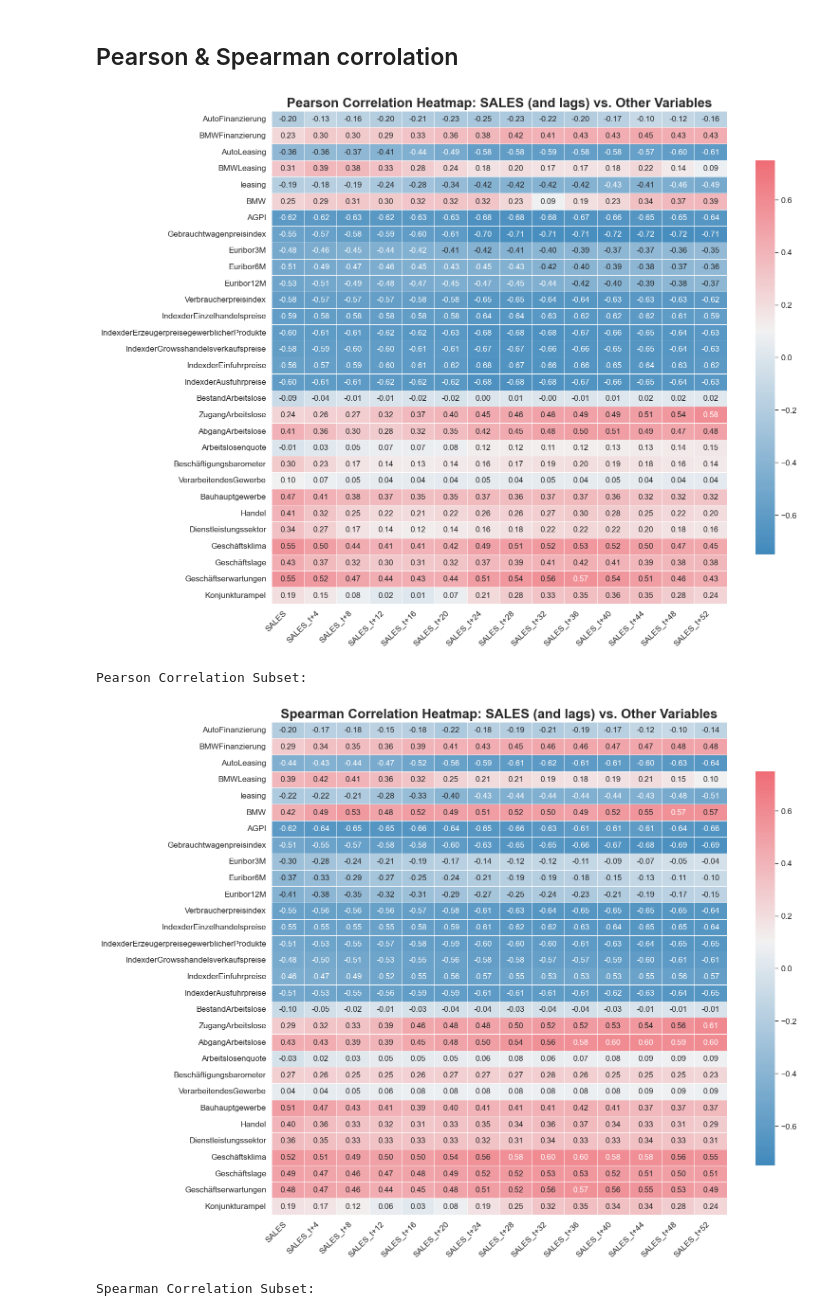
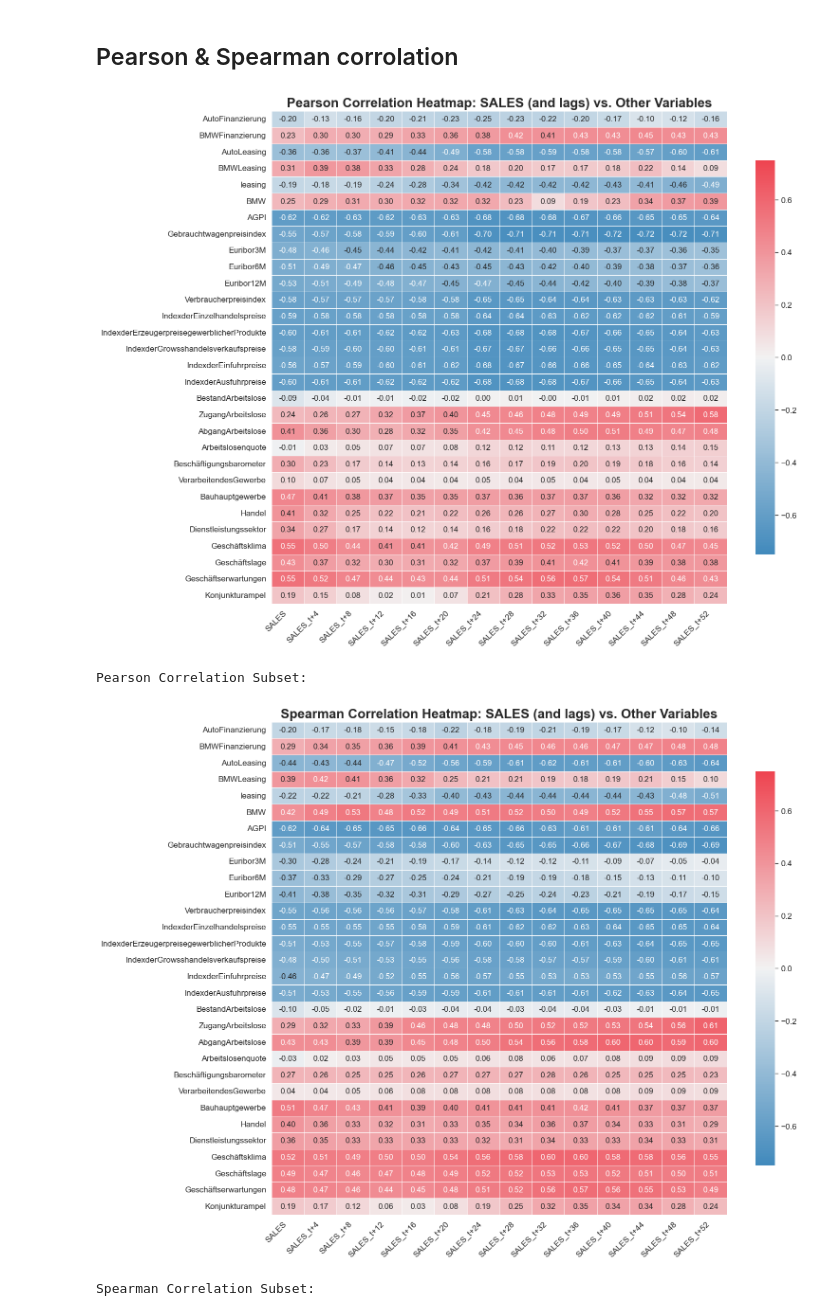
Before and after one commit to Philipp-Manhart/PA-II, a Jupyter notebook: code.ipynb, the cells around one changed output. Drawn from its saved outputs; the diff is of its cells as text; code cells hidden in the pictures.

```diff
--- a/code.ipynb
+++ b/code.ipynb
@@ -171,7 +192,9 @@ gebrauchtwagenpreisindex["DATE"] = pd.to_datetime(
 #     "%Y-%m-%d"
 # )
 
-gebrauchtwagenpreisindex_log = create_log_transformed_df(gebrauchtwagenpreisindex, "Gebrauchtwagenpreisindex", "Gebrauchtwagenpreisindex")
+gebrauchtwagenpreisindex_log = create_log_transformed_df(
+    gebrauchtwagenpreisindex, "Gebrauchtwagenpreisindex", "Gebrauchtwagenpreisindex"
+)
 # %%
 # arbeitslosenzahlen
 
@@ -455,20 +492,11 @@ df_sa = df_sa.set_index("DATE")
 
 for col in seasonal_cols:
     if col in df_sa.columns:
-        series = df_sa[col].dropna()  # Remove NaNs
-        if len(series) > 2 * 52:  # Check if enough data points (period=12)
+        series = df_sa[col].dropna()
+        if len(series) > 2 * 52:  # Check if enough data points (period=52 weeks)
             stl = STL(series, period=52, robust=True)
             res = stl.fit()
-            # Place the seasonally adjusted data back, aligning with the original index
             df_sa[col] = pd.Series(res.trend + res.resid, index=series.index)
-        else:
-            print(
-                f"Column '{col}' has insufficient data points ({len(series)}) for STL decomposition after dropping NaNs. Skipping."
-            )
-            # Optionally, fill with NaNs or keep original if not enough data
-            df_sa[col] = np.nan
-    else:
-        print(f"Warning: Column '{col}' not found in DataFrame df_sa.")
 
 df_sa = df_sa.reset_index()
 # %% [markdown]
@@ -591,63 +619,50 @@ df_fe.reset_index(drop=True, inplace=True)
 # %% [markdown]
 ## Pearson & Spearman corrolation
 # %%
-# Define target columns (SALES and its forward lags)
 target_cols = ["SALES"] + [f"SALES_t+{i}" for i in range(4, 53, 4)]
-
-# Define other columns (all columns except DATE and target_cols)
-# Ensure other_cols are taken from df_fe after potential modifications like dropping NaNs
 other_cols = [col for col in df_fe.columns if col not in target_cols + ["DATE"]]
 
 correlation_methods = ["pearson", "spearman"]
 for method in correlation_methods:
-
-    # Calculate the correlation matrix between target_cols and other_cols
     correlation_matrix = df_fe[target_cols + other_cols].corr(method=method)
-
-    # Select the relevant part of the correlation matrix
-    # We want to see how 'other_cols' at time t correlate with 'SALES' at t and 'SALES' at t+lag
     correlation_subset = correlation_matrix.loc[other_cols, target_cols]
 
-    # Set the style and context for the plot
     sns.set_style("whitegrid")
     sns.set_context("paper", font_scale=1.4)
-
-    # Define a custom diverging colormap
     custom_palette = sns.diverging_palette(
         240, 10, s=80, l=55, n=256, center="light", as_cmap=True
     )
 
-    # Plot the heatmap
     plt.figure(figsize=(16, 12))
     sns.heatmap(
         correlation_subset,
         annot=True,
         cmap=custom_palette,
         fmt=".2f",
         vmin=-0.75,
         vmax=0.75,
-        center=0.1,  # Set the midpoint to ensure values around 0.20 remain close to white
-        annot_kws={"size": 12},  # Adjust annotation text size
-        linewidths=0.5,  # Add lines between cells
-        cbar_kws={"shrink": 0.8},  # Adjust color bar size
+        center=0,
+        annot_kws={"size": 12},
+        linewidths=0.5,
+        cbar_kws={"shrink": 0.8},
     )
 
     plt.title(
         f"{method.capitalize()} Correlation Heatmap: SALES (and lags) vs. Other Variables",
         fontsize=20,
         fontweight="bold",
     )
 
-    plt.xticks(rotation=45, ha="right")  # Rotate x-axis labels for better readability
-    plt.yticks(rotation=0)  # Keep y-axis labels horizontal
-    plt.tight_layout()  # Ensure everything fits in the figure
+    plt.xticks(rotation=45, ha="right")
+    plt.yticks(rotation=0)
+    plt.tight_layout()
     plt.show()
 
     print(f"\n{method.capitalize()} Correlation Subset:")
 # %% [output]
-[figure, old version]
+[figure, new version]
 Pearson Correlation Subset:
-[figure, old version]
+[figure, new version]
 Spearman Correlation Subset:
 # %%
 # Lagged Correlations Cross-Correlation Function - CCF
```
Also changed, not shown: parts of 7 cells of this notebook.
